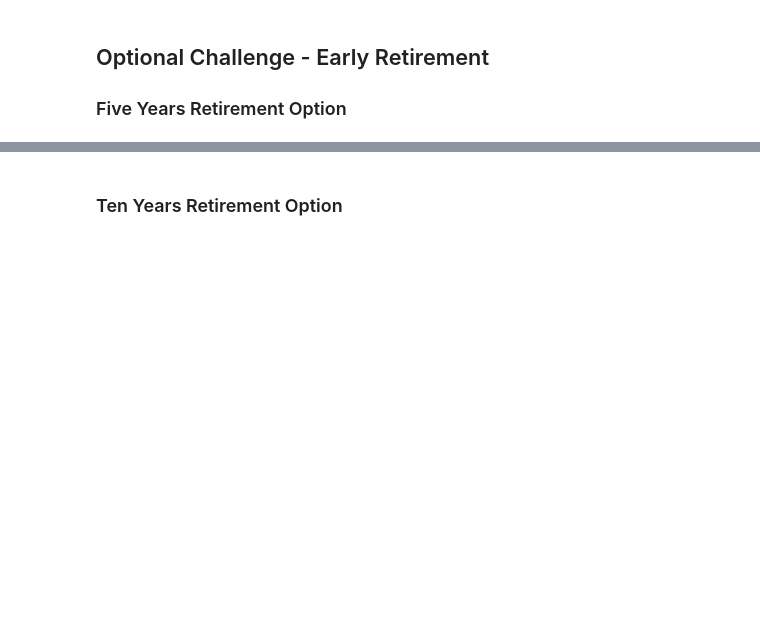
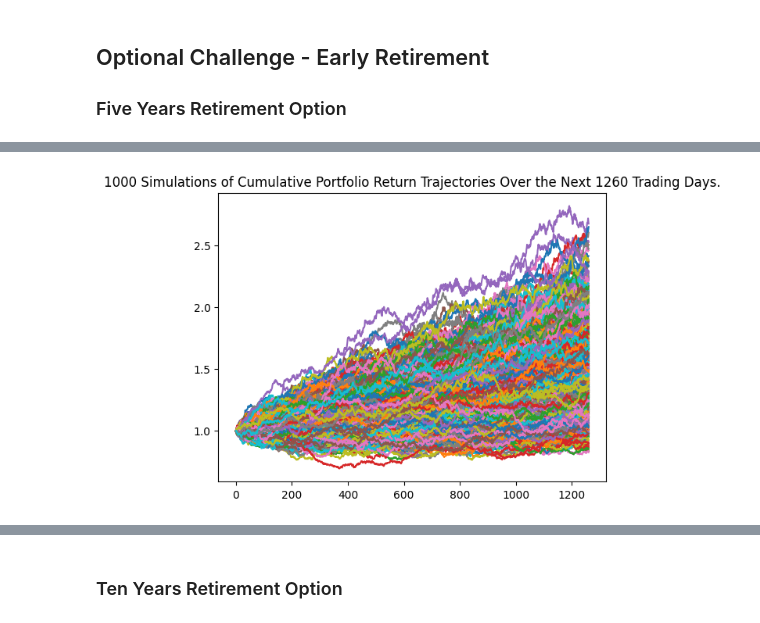
Before and after one commit to chyj0805/APIs-Homeowrk-Financial-Planning, a Jupyter notebook: Code/financial-planner.ipynb, the cells around one changed output, grey strips where cells are left out. Drawn from its saved outputs; the diff is of its cells as text; code cells hidden in the pictures; blank space fills up the shorter version.

Commit message:
Finished early retirement option and summarize finding across all simulations

```diff
--- a/Code/financial-planner.ipynb
+++ b/Code/financial-planner.ipynb
@@ -354,4 +357,12 @@ print(f"There is a 95% chance that an initial investment of ${initial_investment
 
 
 ### Five Years Retirement Option
+# %%
+# Configuring a Monte Carlo simulation to forecast 5 years cumulative returns
+MC_5years_dist = MCSimulation(
+    portfolio_data = df_stock_data,
+    weights = [.5,.5],
+    num_simulation = 1000,
+    num_trading_days = 252*5
+)
 # %%
@@ -363,5 +402,7 @@ print(f"There is a 95% chance that an initial investment of ${initial_investment
 # %%
 # Plot simulation outcomes
-# YOUR CODE HERE!
+line_plot_5years = MC_5years_dist.plot_simulation()
+# %% [output]
+[figure, added]
 # %%
 # Plot probability distribution and confidence intervals
```
Also changed, not shown: parts of 20 cells of this notebook.
